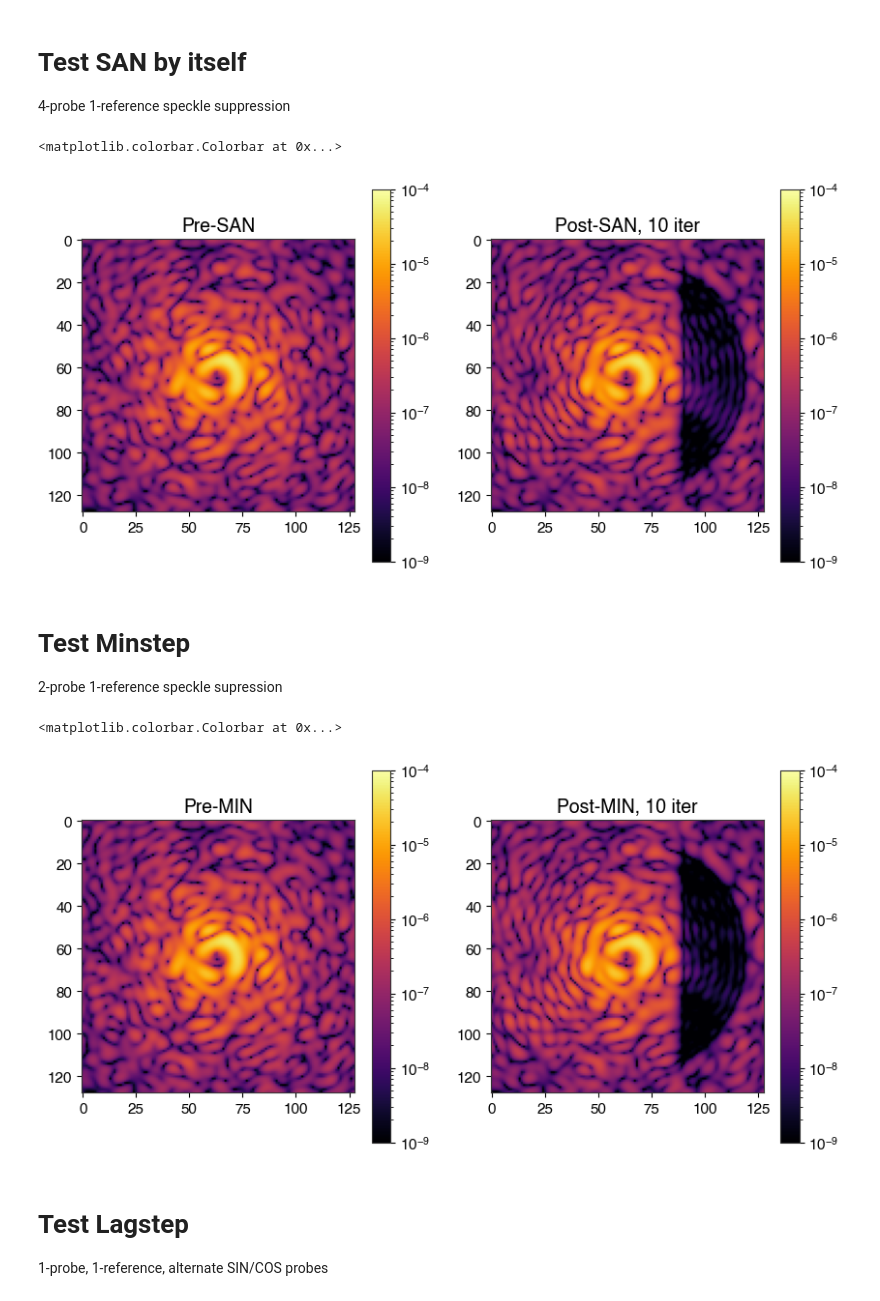
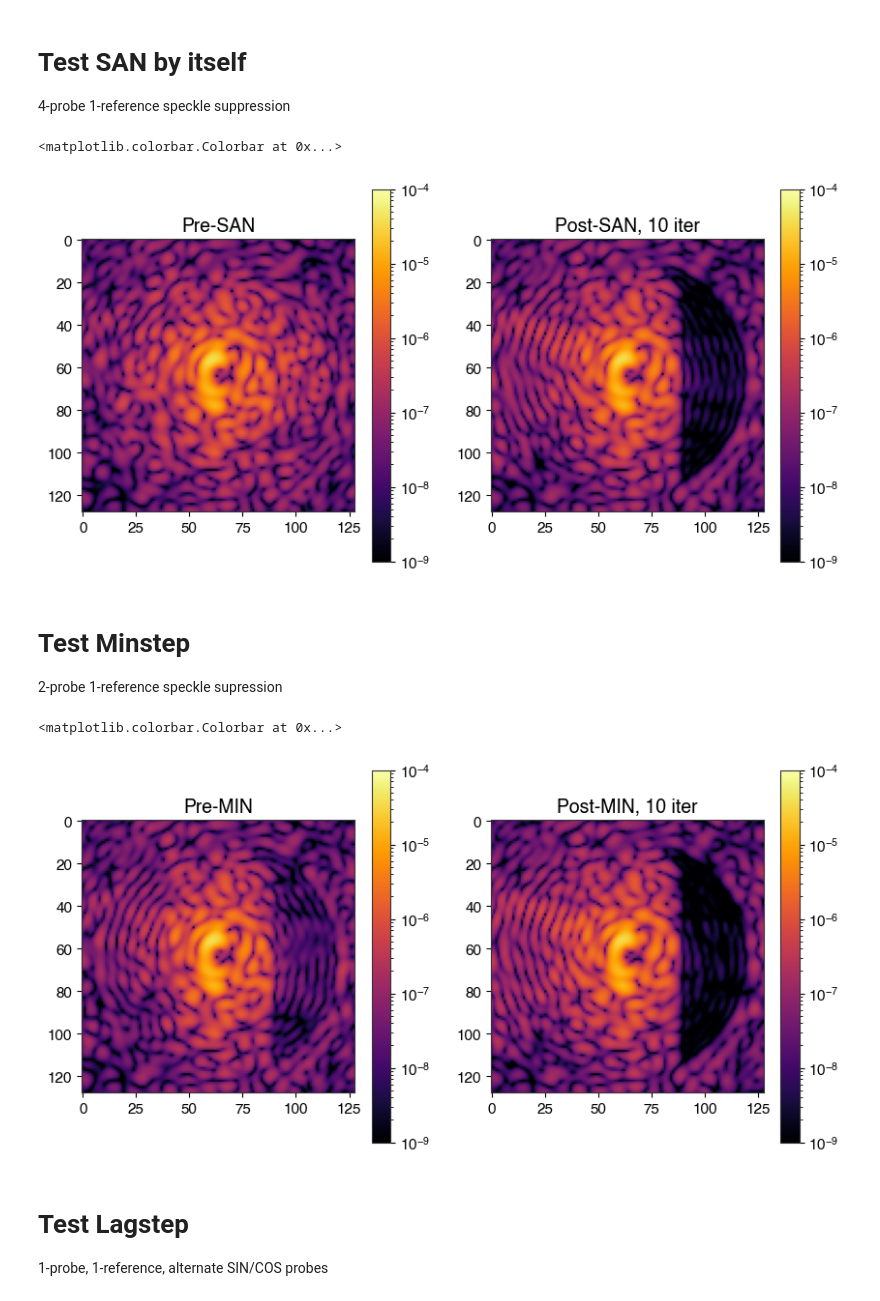
Before and after one commit to Jashcraf/san_and_furious, a Jupyter notebook: algo_test.ipynb, the cells around one changed output. Drawn from its saved outputs; the diff is of its cells as text; code cells hidden in the pictures.

```diff
--- a/algo_test.ipynb
+++ b/algo_test.ipynb
@@ -17,6 +17,7 @@ from san import (
 model = CoronagraphModel(iwa_ld=1, owa_ld=14, seed=1)
 dz_mask = model.dz_mask
 img_initial = model.image()
+SAN_WARMUP_GAIN = 1.
 
 norm = LogNorm(vmin=1e-9, vmax=1e-4)
 plt.figure()
@@ -29,7 +30,7 @@ plt.show()
 # %% [markdown]
 # Testing SNF with our warm-up SAN iteration
 # %%
-SAN_ITERS = 2
+SAN_ITERS = 1
 SAF_ITERS = 50
 # Init furious nuller
 nuller = MinStepNulling(model, forget=1)
@@ -39,7 +40,7 @@ snf_exposure_history = [0]
 
 # warm up with SAN steps
 for i in range(SAN_ITERS):
-    nuller.san_step(gain=0.2)
+    nuller.san_step(gain=SAN_WARMUP_GAIN)
     snf_contrast_history.append(nuller.contrast)
     snf_exposure_history.append(snf_exposure_history[-1] + 5)
 
@@ -80,8 +81,12 @@ san_exposure_history = [0]
 pre_san = nuller.last_image
 
 # warm up with SAN steps
-for i in range(SAN_ITERS):
-    nuller.san_step(gain=1.)
+nuller.san_step(gain=SAN_WARMUP_GAIN)
+san_contrast_history.append(nuller.contrast)
+san_exposure_history.append(san_exposure_history[-1] + 5)
+
+for i in range(SAN_ITERS-1):
+    nuller.san_step(gain=1)
     san_contrast_history.append(nuller.contrast)
     san_exposure_history.append(san_exposure_history[-1] + 5)
 
@@ -100,7 +105,7 @@ plt.imshow(post_san, cmap="inferno", norm=norm)
 plt.colorbar()
 # %% [output]
 <matplotlib.colorbar.Colorbar at 0x...>
-[figure, old version]
+[figure, new version]
 # %% [markdown]
 # Test Minstep
 2-probe 1-reference speckle supression
@@ -111,37 +116,38 @@ nuller = MinStepNulling(model)
 min_contrast_history = [nuller.contrast]
 min_exposure_history = [0]
 
 
-pre_min = nuller.last_image
 
 # Warm up with SAN step
-for i in range(2):
-    nuller.san_step(gain=1)
+for i in range(1):
+    nuller.san_step(gain=SAN_WARMUP_GAIN)
     min_contrast_history.append(nuller.contrast)
     min_exposure_history.append(min_exposure_history[-1] + 5)
+
+pre_min = nuller.last_image
 
 # warm up with SAN steps
 for i in range(MIN_ITERS):
     nuller.min_step()
     min_contrast_history.append(nuller.contrast)
     min_exposure_history.append(min_exposure_history[-1] + 3)
 
 
 plt.figure(figsize=[10, 5])
 plt.subplot(121)
 plt.title(f"Pre-MIN")
 plt.imshow(pre_min, cmap="inferno", norm=norm)
 plt.colorbar()
 
 post_min = nuller.last_image
 
 plt.subplot(122)
 plt.title(F"Post-MIN, {MIN_ITERS} iter")
 plt.imshow(post_min, cmap="inferno", norm=norm)
 plt.colorbar()
 # %% [output]
 <matplotlib.colorbar.Colorbar at 0x...>
-[figure, old version]
+[figure, new version]
 # %% [markdown]
 # Test Lagstep
 1-probe, 1-reference, alternate SIN/COS probes
```
Also changed, not shown: parts of 4 cells of this notebook, 3 other files.
